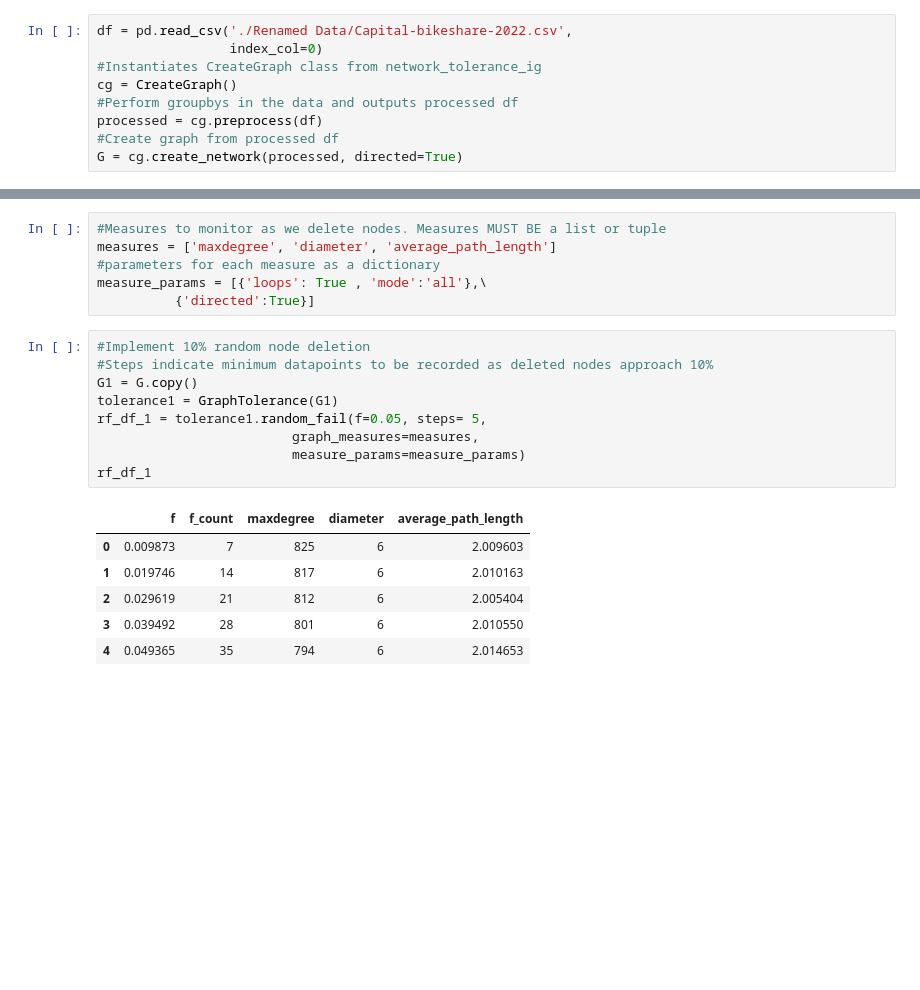
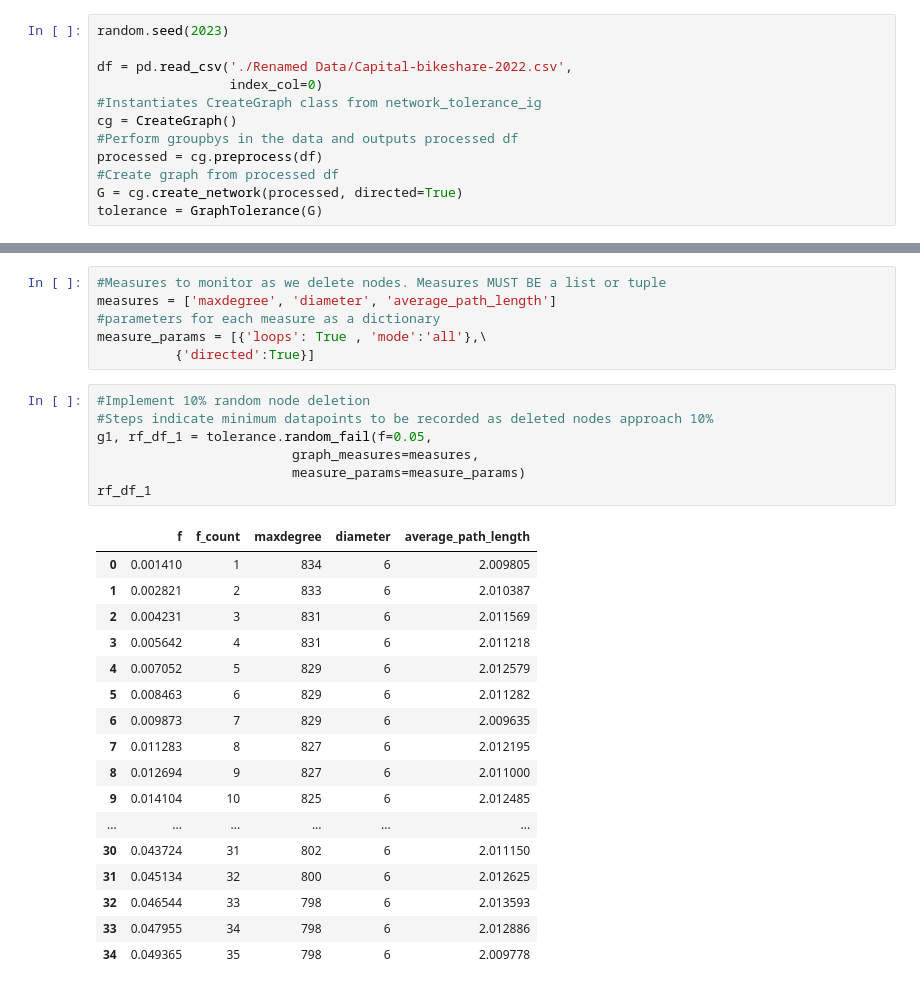
Before and after one commit to kaushikkishen/network_attack_capital_bikeshare, a Jupyter notebook: tolerance_tutorial_ig.ipynb, the cells around one changed output, grey strips where cells are left out. Saved outputs shown, nothing was run; the diff lists cells and outputs as text; blank space fills up the shorter version.

Commit message:
modified:   mini_proj_task_1_1.ipynb modified:   network_tolerance_ig.py modified:   tolerance_tutorial_ig.ipynb

```diff
--- a/tolerance_tutorial_ig.ipynb
+++ b/tolerance_tutorial_ig.ipynb
@@ -6,5 +5,7 @@ import timeit
 from network_tolerance_ig import *
 # %%
+random.seed(2023)
+
 df = pd.read_csv('./Renamed Data/Capital-bikeshare-2022.csv',
                  index_col=0)
 #Instantiates CreateGraph class from network_tolerance_ig
@@ -13,6 +14,7 @@ cg = CreateGraph()
 processed = cg.preprocess(df)
 #Create graph from processed df
 G = cg.create_network(processed, directed=True)
+tolerance = GraphTolerance(G)
 # %%
 print(processed.shape)
 print(G.summary())
@@ -64,19 +73,28 @@ measure_params = [{'loops': True , 'mode':'all'},\
 # %%
 #Implement 10% random node deletion
 #Steps indicate minimum datapoints to be recorded as deleted nodes approach 10%
-G1 = G.copy()
-tolerance1 = GraphTolerance(G1)
-rf_df_1 = tolerance1.random_fail(f=0.05, steps= 5,
+g1, rf_df_1 = tolerance.random_fail(f=0.05,
                          graph_measures=measures,
                          measure_params=measure_params)
 rf_df_1
 # %% [output]
 |  | f | f_count | maxdegree | diameter | average_path_length |
-| 0 | 0.009873 | 7 | 825 | 6 | 2.009603 |
-| 1 | 0.019746 | 14 | 817 | 6 | 2.010163 |
-| 2 | 0.029619 | 21 | 812 | 6 | 2.005404 |
-| 3 | 0.039492 | 28 | 801 | 6 | 2.010550 |
-| 4 | 0.049365 | 35 | 794 | 6 | 2.014653 |
+| 0 | 0.001410 | 1 | 834 | 6 | 2.009805 |
+| 1 | 0.002821 | 2 | 833 | 6 | 2.010387 |
+| 2 | 0.004231 | 3 | 831 | 6 | 2.011569 |
+| 3 | 0.005642 | 4 | 831 | 6 | 2.011218 |
+| 4 | 0.007052 | 5 | 829 | 6 | 2.012579 |
+| 5 | 0.008463 | 6 | 829 | 6 | 2.011282 |
+| 6 | 0.009873 | 7 | 829 | 6 | 2.009635 |
+| 7 | 0.011283 | 8 | 827 | 6 | 2.012195 |
+| 8 | 0.012694 | 9 | 827 | 6 | 2.011000 |
+| 9 | 0.014104 | 10 | 825 | 6 | 2.012485 |
+| ... | ... | ... | ... | ... | ... |
+| 30 | 0.043724 | 31 | 802 | 6 | 2.011150 |
+| 31 | 0.045134 | 32 | 800 | 6 | 2.012625 |
+| 32 | 0.046544 | 33 | 798 | 6 | 2.013593 |
+| 33 | 0.047955 | 34 | 798 | 6 | 2.012886 |
+| 34 | 0.049365 | 35 | 798 | 6 | 2.009778 |
 # %%
 #Implement targeted attack by deleting the top 10% nodes by degree
 #Steps indicate minimum datapoints to be recorded as deleted nodes approach  10%
```
Also changed, not shown: parts of 8 cells of this notebook, 1 other file.
